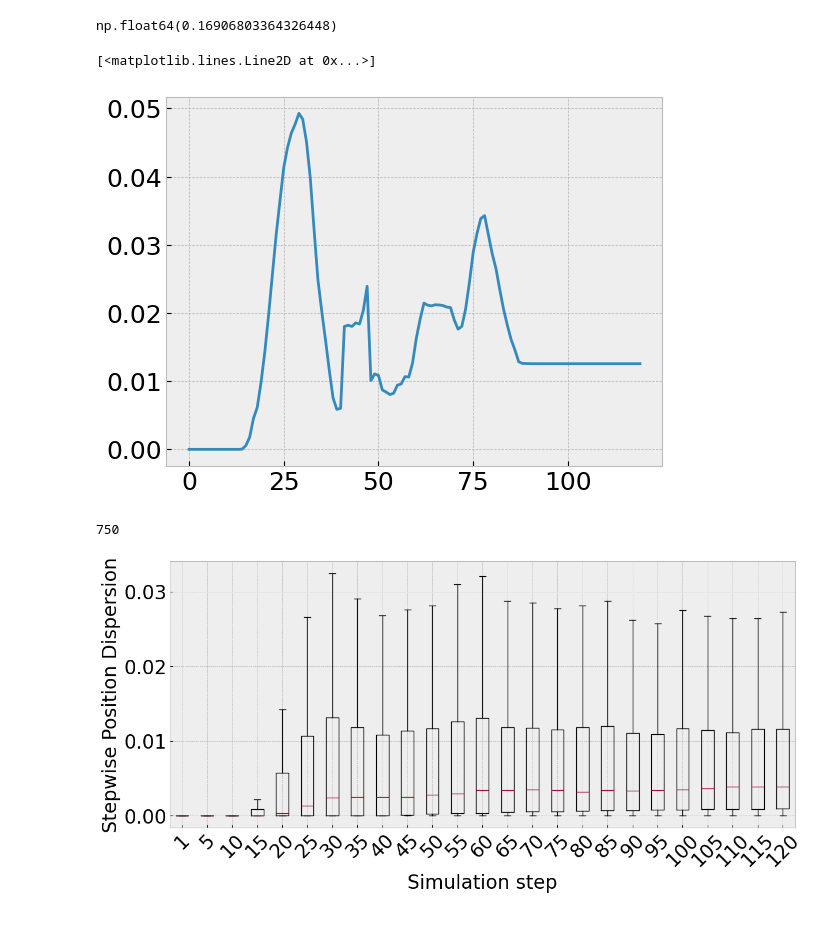
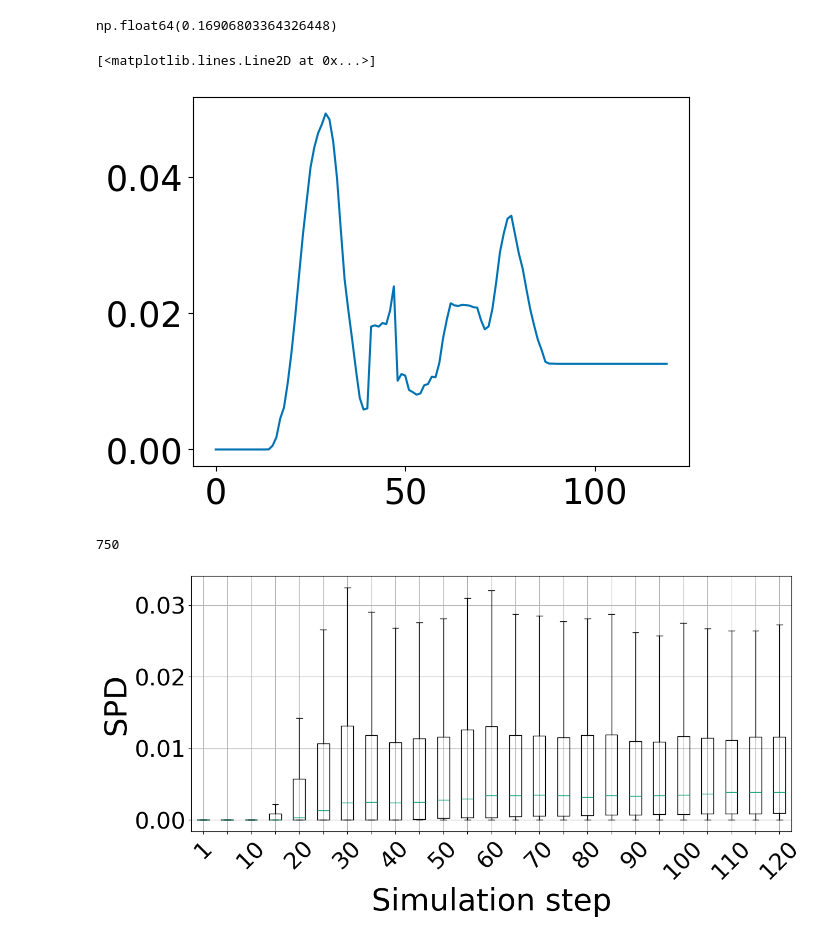
Before and after one commit to rouant/determinism_of_vlas, a Jupyter notebook: notebooks/gr00tn1.ipynb, the cells around one changed output. Drawn from its saved outputs; the diff is of its cells as text; code cells hidden in the pictures.

```diff
--- a/notebooks/gr00tn1.ipynb
+++ b/notebooks/gr00tn1.ipynb
@@ -5,7 +5,7 @@ import pandas as pd
 import numpy as np
 import json
 import csv
-plt.style.use('bmh')
+plt.style.use('seaborn-v0_8-colorblind')
 # %%
 model = "Gr00t"
 dataroots = [
@@ -463,17 +463,17 @@ with open(f'gr00t_fpd.pkl', 'wb') as f:  # Note: 'wb' for write binary
 with open(f'spatial_fpd.pkl', 'rb') as f:
     data_spatial = pickle.load(f)
 # %%
-plt.rcParams.update({'font.size': 20})
+plt.rcParams.update({'font.size': 30})
 fig, ax = plt.subplots(figsize=(10, 6))
 
 #fig.suptitle("Gr00t N1: repartition of standard deviation of the source item at final step of simulation by average success rate", fontsize=14)
 ax.boxplot([data_gr00t, data_spatial])
 ax.set_ylim(-0.01, 0.3)
-ax.set_xticklabels(["Gr00t N1", "SpatialVLA"])
+ax.set_xticklabels(["GR00T N1", "SpatialVLA"])
 
-
-ax.set_ylabel("Final Position Dispersion", fontsize=20)
-ax.set_xlabel("Model", fontsize=20)
+ax.grid(True)
+ax.set_ylabel("FPD", fontsize=30)
+ax.set_xlabel("Model", fontsize=30)
 
 #ax.legend()
 plt.savefig("img_short_paper/models_fpd_boxplot.pdf", format="pdf", bbox_inches='tight')
@@ -491,17 +491,16 @@ ax.legend()
 # %%
-plt.rcParams.update({'font.size': 20})
+plt.rcParams.update({'font.size': 30})
 fig, ax = plt.subplots(figsize=(10, 6))
 
 data_multi = [total_std, failure_std, passing_2_std, passing_1_std]
 #fig.suptitle("Gr00t N1: repartition of standard deviation of the source item at final step of simulation by average success rate", fontsize=14)
-ax.boxplot(data_multi,
-        label=["All passing", "None passing", "2 passing", "1 passing",])
+ax.boxplot(data_multi)
 ax.set_ylim(-0.01, 0.3)
-ax.set_xticklabels(["All passing", "None passing", "2 passing", "1 passing"])
+ax.set_xticklabels(["All", "None", "2", "1"])
 
-
-ax.set_ylabel("Final Position Dispersion", fontsize=20)
-ax.set_xlabel("Repetition Success Rate subset", fontsize=20)
+ax.grid(True)
+ax.set_ylabel("FPD", fontsize=30)
+ax.set_xlabel("Passing", fontsize=30)
 
 #ax.legend()
 plt.savefig("img_short_paper/gr00t_std_position_boxplot.pdf", format="pdf", bbox_inches='tight')
@@ -593,7 +592,7 @@ ninety = pd.concat([earliest_norms[i].loc[(earliest_norms[i]['avg_step'] > 60) &
 hundred_nineteen = pd.concat([earliest_norms[i].loc[(earliest_norms[i]['avg_step'] > 90) & (earliest_norms[i]['avg_step'] < 120)][['avg_step', 'std']] for i in range(3)], ignore_index=True)
 hundred_twenty = pd.concat([earliest_norms[i].loc[earliest_norms[i]['avg_step'] == 120][['avg_step', 'std']] for i in range(3)], ignore_index=True)
 # %%
-plt.rcParams.update({'font.size': 20})
+plt.rcParams.update({'font.size': 25})
 fig, ax = plt.subplots(figsize=(8,5))
 datasets = [(thirty['std'], "1-30"), (sixty['std'], "31-60"), (ninety['std'], "61-90"), (hundred_nineteen['std'], "91-120"), (hundred_twenty['std'], '121')]
 for idx, dataset in enumerate(datasets):
@@ -603,9 +602,9 @@ for idx, dataset in enumerate(datasets):
 #ax.set_ylim(0, 120)
 ax.set_xticklabels([datasets[0][1], datasets[1][1], datasets[2][1], datasets[3][1], datasets[4][1]])
 
-
-ax.set_ylabel("Final Position Dispersion", fontsize=20)
-ax.set_xlabel("Average Length subset", fontsize=20)
+ax.grid(True)
+ax.set_ylabel("FPD", fontsize=30)
+ax.set_xlabel("AL", fontsize=30)
 
 plt.savefig("img_short_paper/gr00t_FPD_by_avglength.pdf", format="pdf", bbox_inches='tight')
 # %% [output]
@@ -701,7 +700,7 @@ fig, ax = plt.subplots()
 ax.plot(standev_step[0])
 # %% [output]
 [<matplotlib.lines.Line2D at 0x...>]
-[figure, old version]
+[figure, new version]
 # %%
 by_step = [ [standev_step[test][step] for test in range(50)] for step in range(120)] # flip the data
 # %%
@@ -724,21 +723,23 @@ len(final[0])
 # %% [output]
 750
 # %%
-plt.rcParams.update({'font.size': 24})
+plt.rcParams.update({'font.size': 30})
 fig, ax = plt.subplots(figsize=(14,6))
 data = [final[0]] + final[4::5]
 ax.boxplot(data, showfliers=False)
 ticks = ax.get_xticks()
 labels = [1] + [x+1 for x in range(4, 120, 5)]
+for i in range(1, len(labels), 2):
+    labels[i] = ""
 
 #ax.set_xticks(ticks[::10])
 ax.set_xticklabels(labels)
 plt.xticks(rotation=45, ha="center")
 
-
-ax.set_ylabel("Stepwise Position Dispersion", fontsize=24)
-ax.set_xlabel("Simulation step", fontsize=24)
+ax.grid(True)
+ax.set_ylabel("SPD", fontsize=40)
+ax.set_xlabel("Simulation step", fontsize=40)
 
 plt.savefig("img_short_paper/gr00t_step_std.pdf", format="pdf", bbox_inches='tight')
 # %% [output]
-[figure, old version]
+[figure, new version]
```
Also changed, not shown: parts of 6 cells of this notebook, 2 other files.
